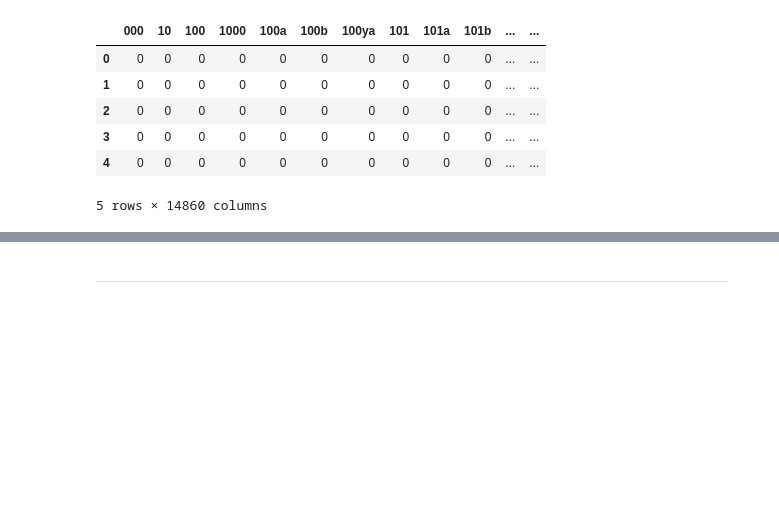
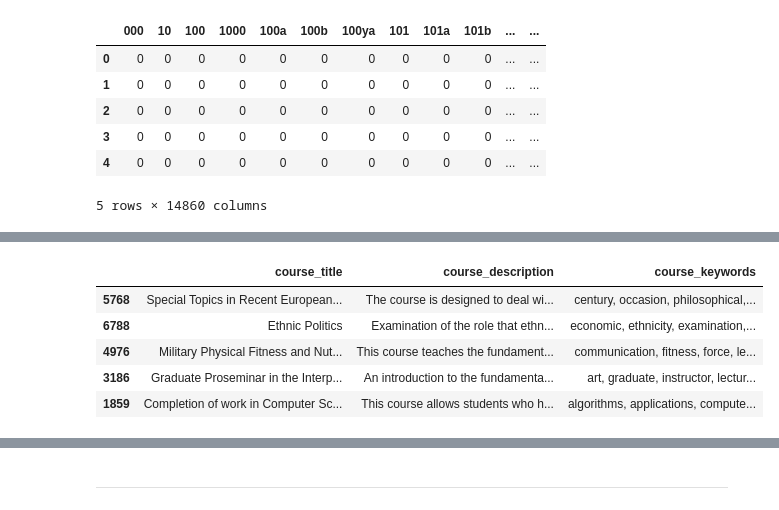
Before and after one commit to matthew-dong-dev/ICS-research, a Jupyter notebook: keywords_research.ipynb, the cells around one changed output, grey strips where cells are left out. Drawn from its saved outputs; the diff is of its cells as text; code cells hidden in the pictures; blank space fills up the shorter version.

Commit message:
checkpoint: tuned quality of keywords

```diff
--- a/keywords_research.ipynb
+++ b/keywords_research.ipynb
@@ -203,0 +280,11 @@ doc_freq_df.head()
+# %%
+pd.set_option('display.max_colwidth', -1)
+production_keywords_df.sample(5, random_state=4)[['course_title', 'course_description', 'course_keywords']]
+# production_keywords_df.sample(10, random_state=42)
+# %% [output]
+|  | course_title | course_description | course_keywords |
+| 5768 | Special Topics in Recent European... | The course is designed to deal wi... | century, occasion, philosophical,... |
+| 6788 | Ethnic Politics | Examination of the role that ethn... | economic, ethnicity, examination,... |
+| 4976 | Military Physical Fitness and Nut... | This course teaches the fundament... | communication, fitness, force, le... |
+| 3186 | Graduate Proseminar in the Interp... | An introduction to the fundamenta... | art, graduate, instructor, lectur... |
+| 1859 | Completion of work in Computer Sc... | This course allows students who h... | algorithms, applications, compute... |
```
Also changed, not shown: parts of 30 cells of this notebook.
